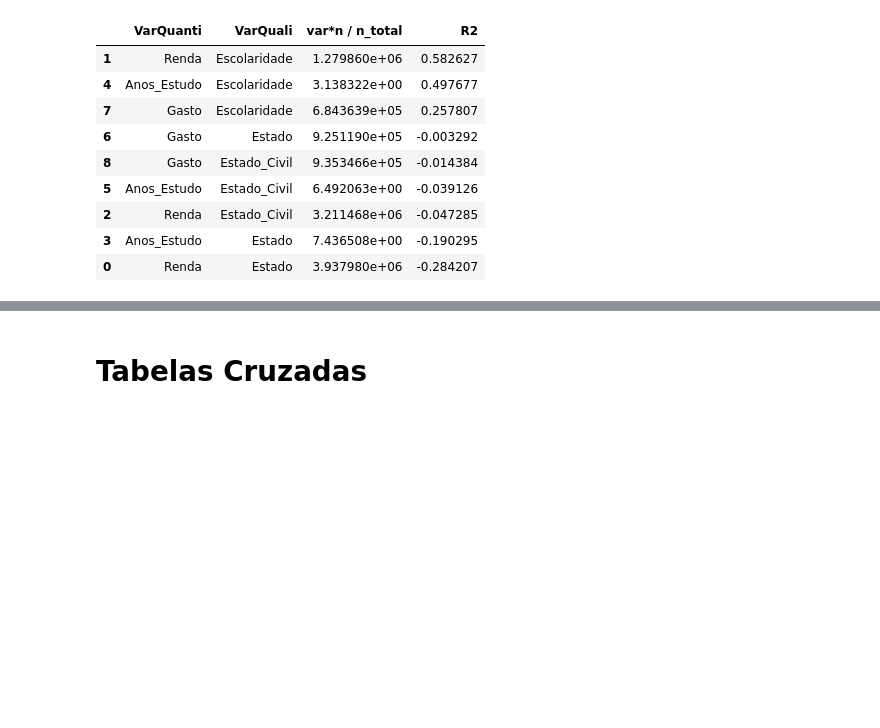
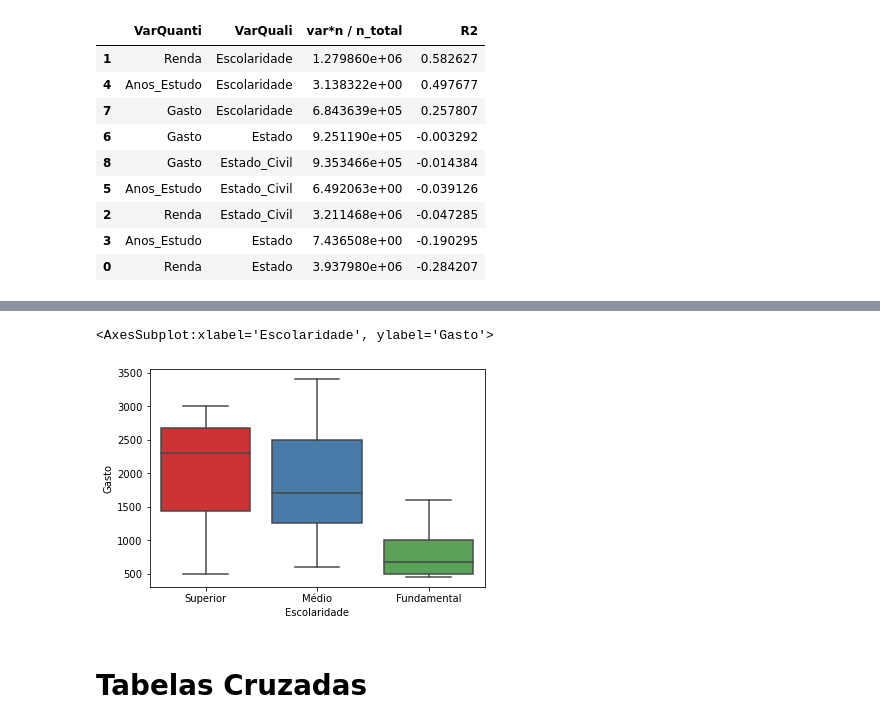
Before and after one commit to GCabral95/Codigos_Analise_Dados, a Jupyter notebook: Analise Exploratória.ipynb, the cells around one changed output, grey strips where cells are left out. Drawn from its saved outputs; the diff is of its cells as text; code cells hidden in the pictures; blank space fills up the shorter version.

```diff
--- a/Analise Exploratória.ipynb
+++ b/Analise Exploratória.ipynb
@@ -177,3 +199,9 @@ r2
+# %%
+sns.boxplot(x="Escolaridade", y="Gasto", data=df, palette="Set1")
+# Ja entre Escolaridade e Gasto, que possui um R2 menor, não há essa associação tão forte, com menor reduçao da variabilidade
+# %% [output]
+<AxesSubplot:xlabel='Escolaridade', ylabel='Gasto'>
+[figure, added]
 # %% [markdown]
 # Tabelas Cruzadas
 # %%
```
Also changed, not shown: parts of 15 cells of this notebook.
